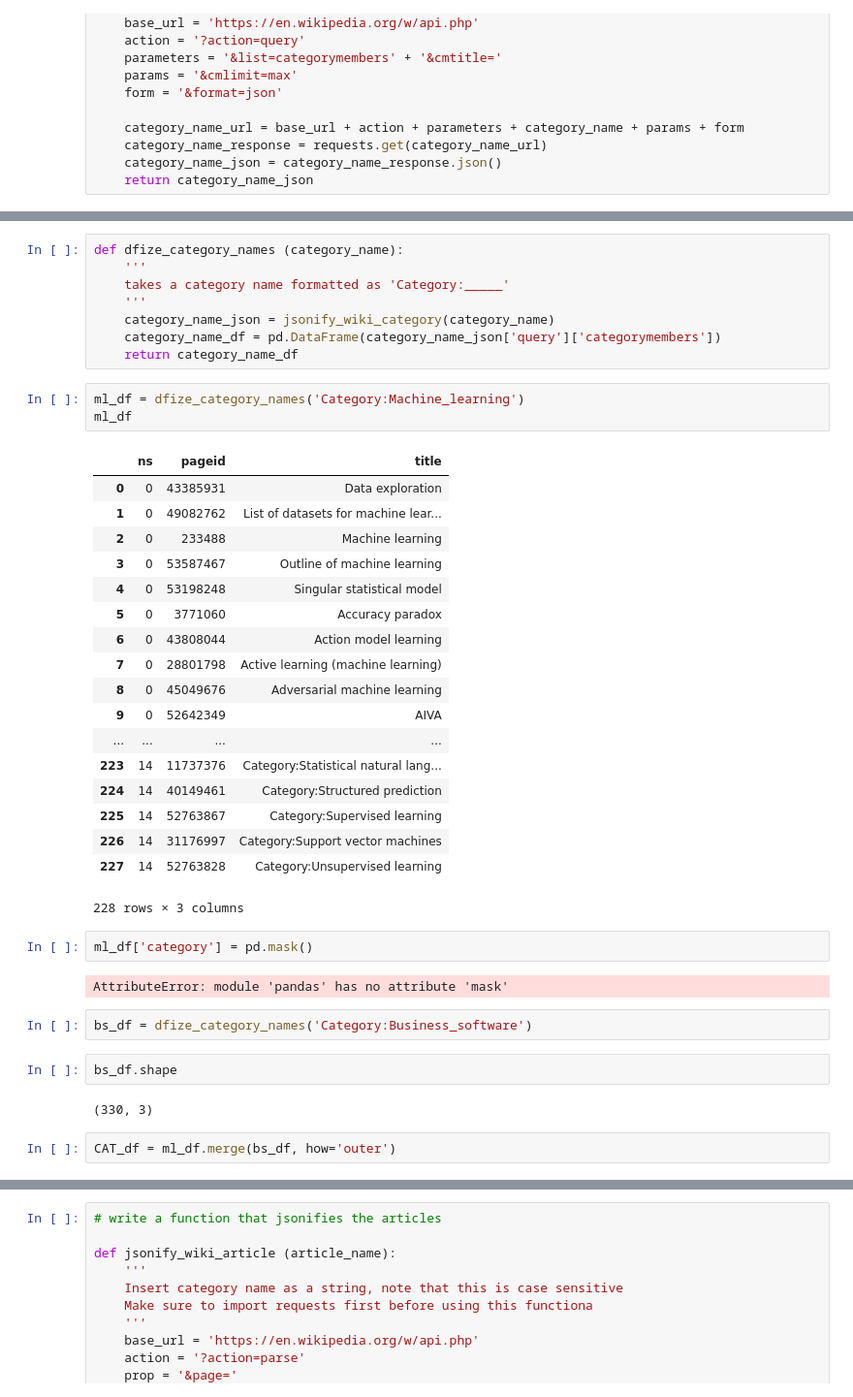
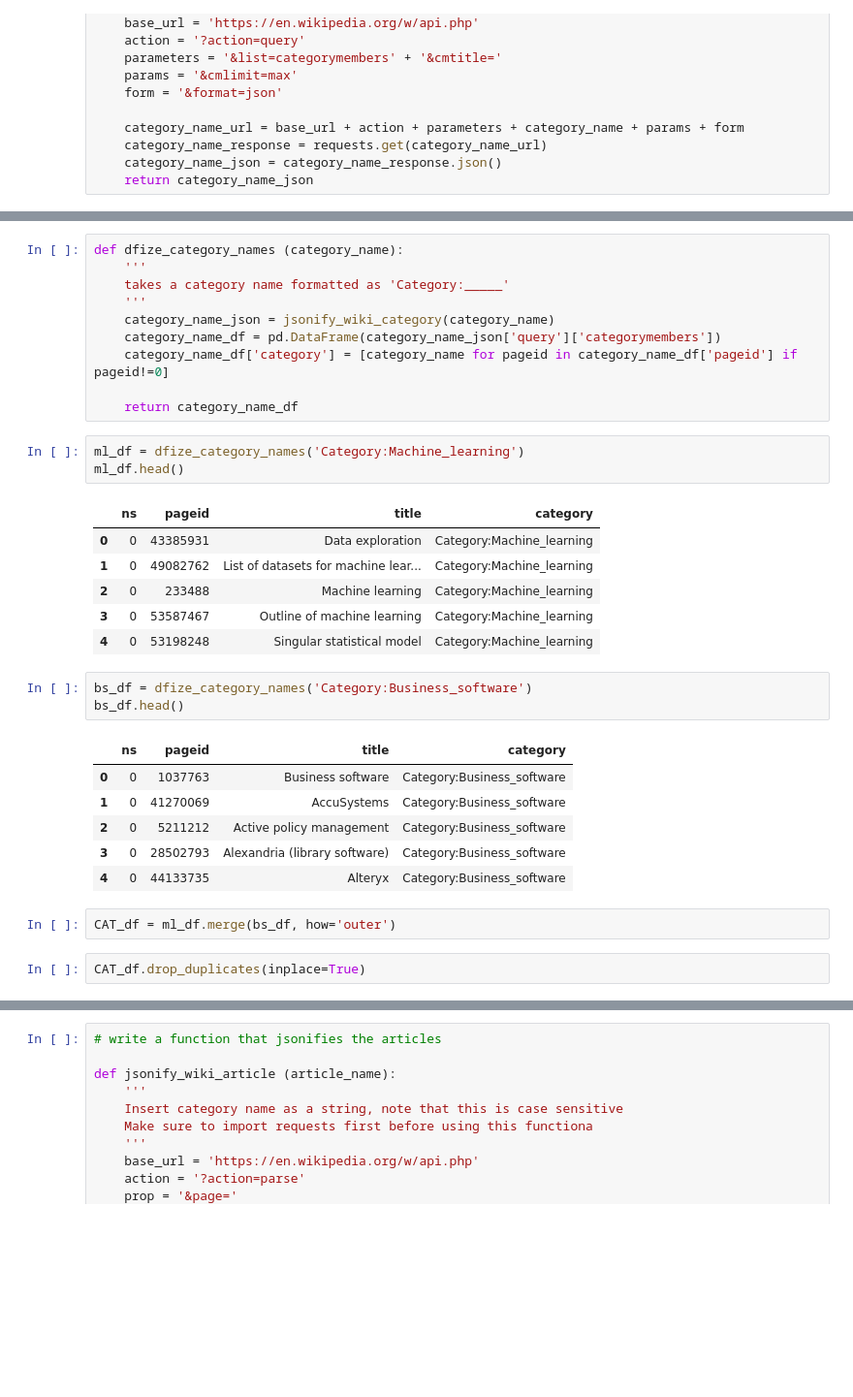
Before and after one commit to datascience-sakshi/Wikipedia_NLP_and_Semantic_Search, a Jupyter notebook: ipynb/Project_4_Working_Copy_2017-08-16.ipynb, the cells around one changed output, grey strips where cells are left out. Shown at 97% size. Saved outputs shown, nothing was run; the diff lists cells and outputs as text; blank space fills up the shorter version.

```diff
--- a/ipynb/Project_4_Working_Copy_2017-08-16.ipynb
+++ b/ipynb/Project_4_Working_Copy_2017-08-16.ipynb
@@ -96,41 +97,33 @@ def dfize_category_names (category_name):
     '''
     category_name_json = jsonify_wiki_category(category_name)
     category_name_df = pd.DataFrame(category_name_json['query']['categorymembers'])
+    category_name_df['category'] = [category_name for pageid in category_name_df['pageid'] if pageid!=0]
+
     return category_name_df
 # %%
 ml_df = dfize_category_names('Category:Machine_learning')
-ml_df
+ml_df.head()
 # %% [output]
-|  | ns | pageid | title |
-| 0 | 0 | 43385931 | Data exploration |
-| 1 | 0 | 49082762 | List of datasets for machine lear... |
-| 2 | 0 | 233488 | Machine learning |
-| 3 | 0 | 53587467 | Outline of machine learning |
-| 4 | 0 | 53198248 | Singular statistical model |
-| 5 | 0 | 3771060 | Accuracy paradox |
-| 6 | 0 | 43808044 | Action model learning |
-| 7 | 0 | 28801798 | Active learning (machine learning) |
-| 8 | 0 | 45049676 | Adversarial machine learning |
-| 9 | 0 | 52642349 | AIVA |
-| ... | ... | ... | ... |
-| 223 | 14 | 11737376 | Category:Statistical natural lang... |
-| 224 | 14 | 40149461 | Category:Structured prediction |
-| 225 | 14 | 52763867 | Category:Supervised learning |
-| 226 | 14 | 31176997 | Category:Support vector machines |
-| 227 | 14 | 52763828 | Category:Unsupervised learning |
+|  | ns | pageid | title | category |
+| 0 | 0 | 43385931 | Data exploration | Category:Machine_learning |
+| 1 | 0 | 49082762 | List of datasets for machine lear... | Category:Machine_learning |
+| 2 | 0 | 233488 | Machine learning | Category:Machine_learning |
+| 3 | 0 | 53587467 | Outline of machine learning | Category:Machine_learning |
+| 4 | 0 | 53198248 | Singular statistical model | Category:Machine_learning |
-228 rows × 3 columns
-# %%
-ml_df['category'] = pd.mask()
-# %% [output]
-AttributeError: module 'pandas' has no attribute 'mask'
 # %%
 bs_df = dfize_category_names('Category:Business_software')
+bs_df.head()
+# %% [output]
+|  | ns | pageid | title | category |
+| 0 | 0 | 1037763 | Business software | Category:Business_software |
+| 1 | 0 | 41270069 | AccuSystems | Category:Business_software |
+| 2 | 0 | 5211212 | Active policy management | Category:Business_software |
+| 3 | 0 | 28502793 | Alexandria (library software) | Category:Business_software |
+| 4 | 0 | 44133735 | Alteryx | Category:Business_software |
-# %%
-bs_df.shape
-# %% [output]
-(330, 3)
 # %%
 CAT_df = ml_df.merge(bs_df, how='outer')
+# %%
+CAT_df.drop_duplicates(inplace=True)
 # %%
 CAT_df
 # %% [output]
```
Also changed, not shown: parts of 39 cells of this notebook, 2 other files.
